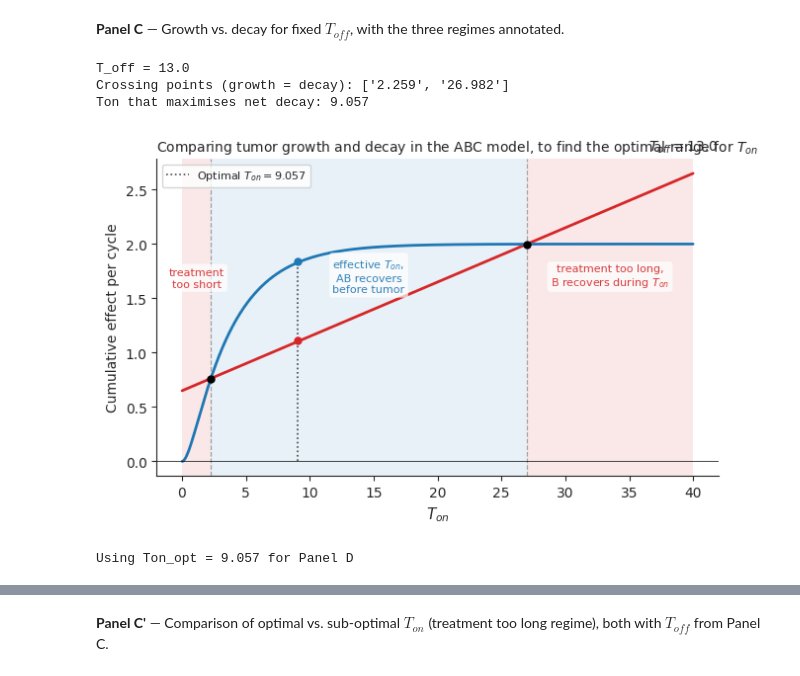
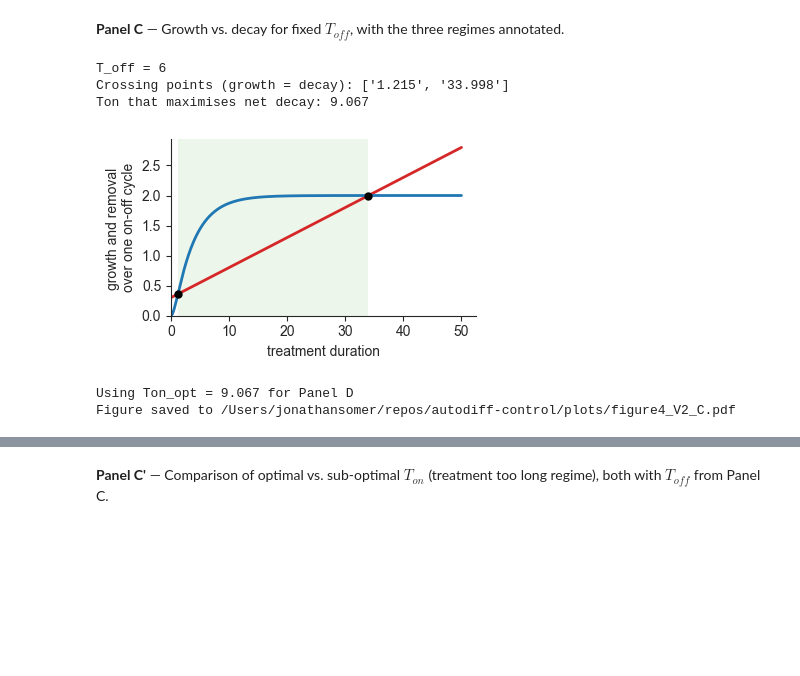
Before and after one commit to Liamir/autodiff-control, a Jupyter notebook: notebooks/figure4.ipynb, the cells around one changed output, grey strips where cells are left out. Saved outputs shown, nothing was run; the diff lists cells and outputs as text; code cells hidden in the pictures; blank space fills up the shorter version.

Commit message:
[Figure 4] - panels ABC running

```diff
--- a/notebooks/figure4.ipynb
+++ b/notebooks/figure4.ipynb
@@ -244,8 +321,7 @@ plt.show()
 # ======================================================================
 from scipy.optimize import brentq
 
-T_OFF = 13.0
-Ton_arr = np.linspace(0.01, 40, 1000)
+Ton_arr = np.linspace(0.01, 50, 1000)
 
 growth_arr = growth_analytic(Ton_arr, T_OFF)
 decay_arr  = decay_analytic(Ton_arr, T_OFF)
@@ -270,82 +346,62 @@ Ton_max_net = Ton_arr[np.argmax(net_arr)]
 print(f'Ton that maximises net decay: {Ton_max_net:.3f}')
 
 # ── Plot ──────────────────────────────────────────────────────────────
-fig_C, ax_C = plt.subplots(figsize=(6.5, 4.2))
+fig_C, ax_C = plt.subplots(figsize=(4, 2.5))
+
+ax = ax_C
 
 x_max = Ton_arr[-1]
 regime_alpha = 0.10
 if len(crossings) >= 2:
     c1_x, c2_x = crossings[0], crossings[1]
-    ax_C.axvspan(Ton_arr[0], c1_x, color='C3', alpha=regime_alpha, lw=0)
-    ax_C.axvspan(c1_x,       c2_x, color='C0', alpha=regime_alpha, lw=0)
-    ax_C.axvspan(c2_x,       x_max, color='C3', alpha=regime_alpha, lw=0)
-    for cx in (c1_x, c2_x):
-        ax_C.axvline(cx, color='gray', ls='--', lw=0.9, alpha=0.7)
-elif len(crossings) == 1:
-    c1_x = crossings[0]
-    ax_C.axvspan(Ton_arr[0], c1_x, color='C3', alpha=regime_alpha, lw=0)
-    ax_C.axvspan(c1_x,       x_max, color='C0', alpha=regime_alpha, lw=0)
-    ax_C.axvline(c1_x, color='gray', ls='--', lw=0.9, alpha=0.7)
+    ax_C.axvspan(c1_x,       c2_x, color='#51A836', alpha=regime_alpha, lw=0)
 
 # Main curves
 ax_C.plot(Ton_arr, growth_arr, color='C3', lw=2)
 ax_C.plot(Ton_arr, decay_arr,  color='C0', lw=2)
 ax_C.axhline(0, color='k', lw=0.5)
 from matplotlib.transforms import ScaledTranslation
 _nudge_C = ScaledTranslation(0, 0.5/72, fig_C.dpi_scale_trans)
 _trans_C = lambda ax: ax.transData + _nudge_C
 
 
 # Crossing point markers
 for _cx_v, _val_v in crossings_visual:
     ax_C.plot(_cx_v, _val_v, 'o', color='k', ms=6, zorder=6, mec='none')
 
 # Regime text annotations
 _y_max    = max(growth_arr.max(), decay_arr.max())
 _regime_y1 = _y_max * 0.60
 _regime_y2 = _y_max * 0.58
 _regime_y3 = _y_max * 0.60
 
-if len(crossings) >= 2:
-    _rx1 = (Ton_arr[0] + crossings[0]) / 2
-    _rx2 = (crossings[0] + crossings[1]) / 2
-    _rx3 = (crossings[1] + x_max) / 2
-    ax_C.text(_rx1, _regime_y1, 'treatment\ntoo short',
-              ha='center', va='bottom', fontsize=8, color='C3', alpha=0.9,
-              bbox=dict(boxstyle='round,pad=0.3', facecolor='white', alpha=0.7, edgecolor='none'))
-    ax_C.text(_rx2, _regime_y2, 'effective $T_{on},$\nAB recovers\nbefore tumor',
-              ha='center', va='bottom', fontsize=8, color='C0', alpha=0.9,
-              bbox=dict(boxstyle='round,pad=0.3', facecolor='white', alpha=0.7, edgecolor='none'))
-    ax_C.text(_rx3, _regime_y3, 'treatment too long,\nB recovers during $T_{on}$',
-              ha='center', va='bottom', fontsize=8, color='C3', alpha=0.9,
-              bbox=dict(boxstyle='round,pad=0.3', facecolor='white', alpha=0.7, edgecolor='none'))
-
-# Vertical line at maximum net decay
 # Optimal Ton: line ending at top curve, with intersection dots
 _y_grow_opt = growth_analytic(Ton_max_net, T_OFF)
 _y_dec_opt  = decay_analytic(Ton_max_net, T_OFF)
 _y_top_opt  = max(_y_grow_opt, _y_dec_opt)
-ax_C.plot([Ton_max_net, Ton_max_net], [0, _y_top_opt],
-          color='k', ls=':', lw=1.2, alpha=0.7, label=rf'Optimal $T_{{on}} = ${Ton_max_net:.3f}')
-ax_C.plot(Ton_max_net, _y_grow_opt, 'o', color='C3', ms=6, zorder=7, mec='none', transform=_trans_C(ax_C))
-ax_C.plot(Ton_max_net, _y_dec_opt,  'o', color='C0', ms=6, zorder=7, mec='none', transform=_trans_C(ax_C))
 
-ax_C.set_xlabel(r'$T_{on}$', fontsize=11)
-ax_C.set_ylabel('Cumulative effect per cycle', fontsize=10)
-ax_C.set_title(r'Comparing tumor growth and decay in the ABC model,'
-               r' to find the optimal range for $T_{on}$', fontsize=10, loc='left')
-ax_C.set_title(rf'$T_{{off}} = {T_OFF}$', fontsize=10, loc='right')
-ax_C.legend(fontsize=8, loc='upper left')
+
+ax_C.set_xlabel('treatment duration')
+ax_C.set_ylabel('growth and removal \nover one on-off cycle')
+
+
+ax.set_ylim(bottom=0)
+ax.set_xlim(left=0)
+
+
 clean_ax(ax_C)
 plt.tight_layout()
 plt.show()
 
 # Store the optimal Ton for Panel D
 Ton_opt_C = Ton_max_net
 print(f'\nUsing Ton_opt = {Ton_opt_C:.3f} for Panel D')
+
+save_fig(fig_C, 'figure4_V2_C.pdf')
 # %% [output]
-T_off = 13.0
-Crossing points (growth = decay): ['2.259', '26.982']
-Ton that maximises net decay: 9.057
+T_off = 6
+Crossing points (growth = decay): ['1.215', '33.998']
+Ton that maximises net decay: 9.067
-[figure, old version]
+[figure, new version]
-Using Ton_opt = 9.057 for Panel D
+Using Ton_opt = 9.067 for Panel D
+Figure saved to /Users/jonathansomer/repos/autodiff-control/plots/figure4_V2_C.pdf
```
Also changed, not shown: parts of 7 cells of this notebook, 3 other files.
